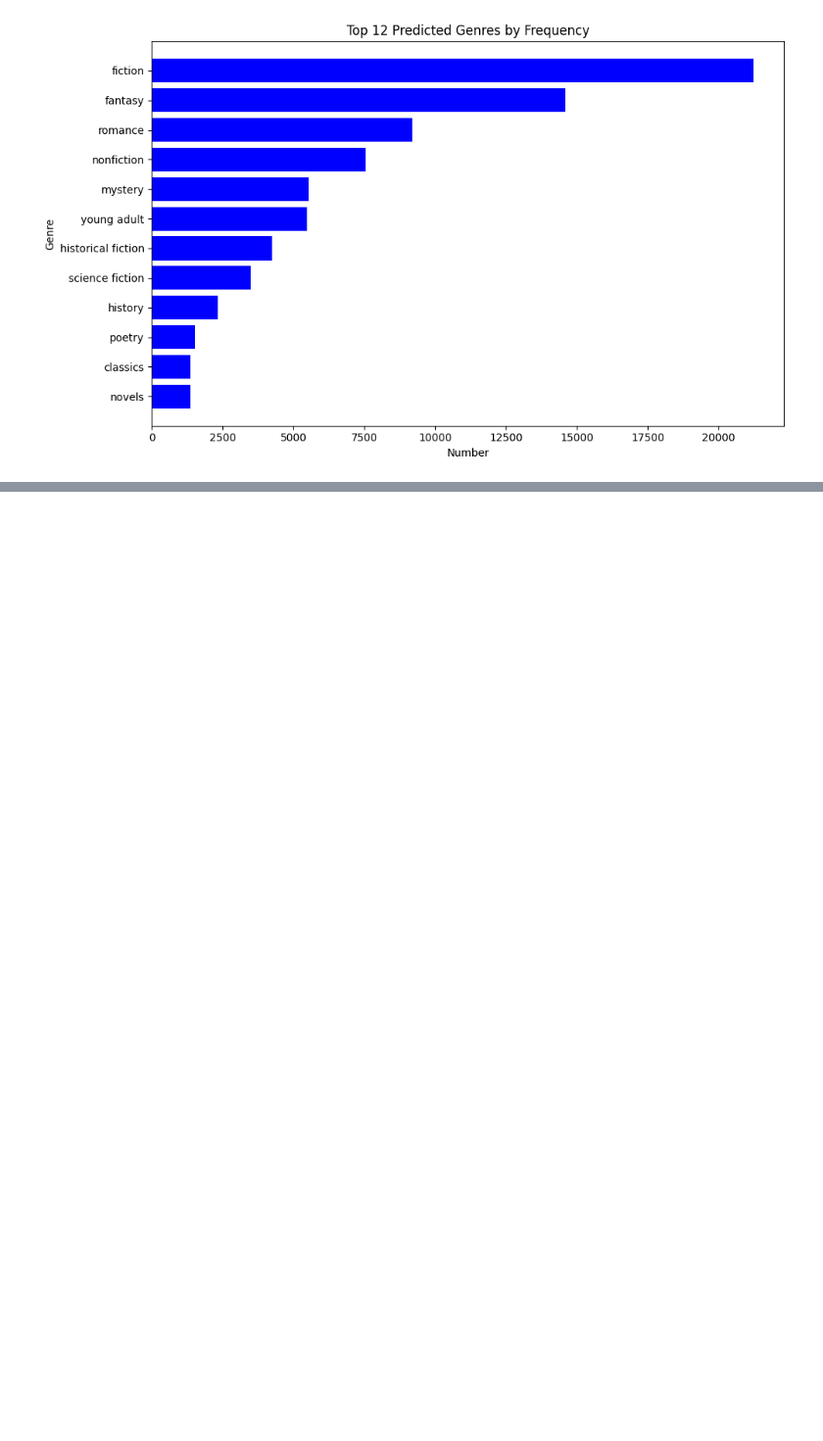
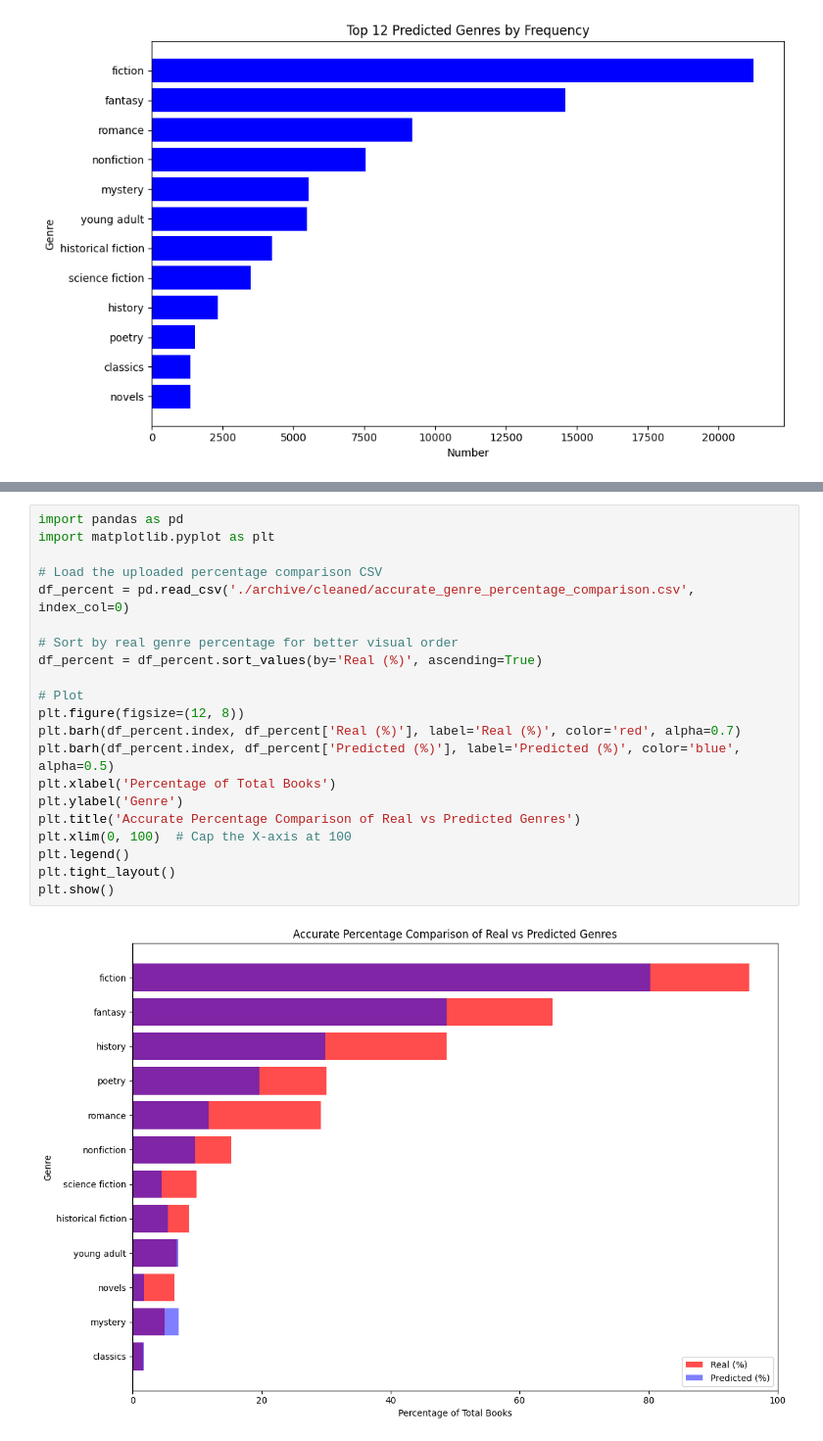
Before and after one commit to DataDriftHAW/BookLensX-NLP-DS-Project, a Jupyter notebook: ProjectFolder/testing_prediction_T5_rating_genre_titleGen_uni_GPU.ipynb, the cells around one changed output, grey strips where cells are left out. Shown at 98% size. Drawn from its saved outputs; the diff is of its cells as text; blank space fills up the shorter version.

```diff
--- a/ProjectFolder/testing_prediction_T5_rating_genre_titleGen_uni_GPU.ipynb
+++ b/ProjectFolder/testing_prediction_T5_rating_genre_titleGen_uni_GPU.ipynb
@@ -461,0 +414,23 @@ plt.show()
+# %%
+import pandas as pd
+import matplotlib.pyplot as plt
+
+# Load the uploaded percentage comparison CSV
+df_percent = pd.read_csv('./archive/cleaned/accurate_genre_percentage_comparison.csv', index_col=0)
+
+# Sort by real genre percentage for better visual order
+df_percent = df_percent.sort_values(by='Real (%)', ascending=True)
+
+# Plot
+plt.figure(figsize=(12, 8))
+plt.barh(df_percent.index, df_percent['Real (%)'], label='Real (%)', color='red', alpha=0.7)
+plt.barh(df_percent.index, df_percent['Predicted (%)'], label='Predicted (%)', color='blue', alpha=0.5)
+plt.xlabel('Percentage of Total Books')
+plt.ylabel('Genre')
+plt.title('Accurate Percentage Comparison of Real vs Predicted Genres')
+plt.xlim(0, 100)  # Cap the X-axis at 100
+plt.legend()
+plt.tight_layout()
+plt.show()
+# %% [output]
+[figure, added]
```
Also changed, not shown: parts of 5 cells of this notebook, 5 other files.
